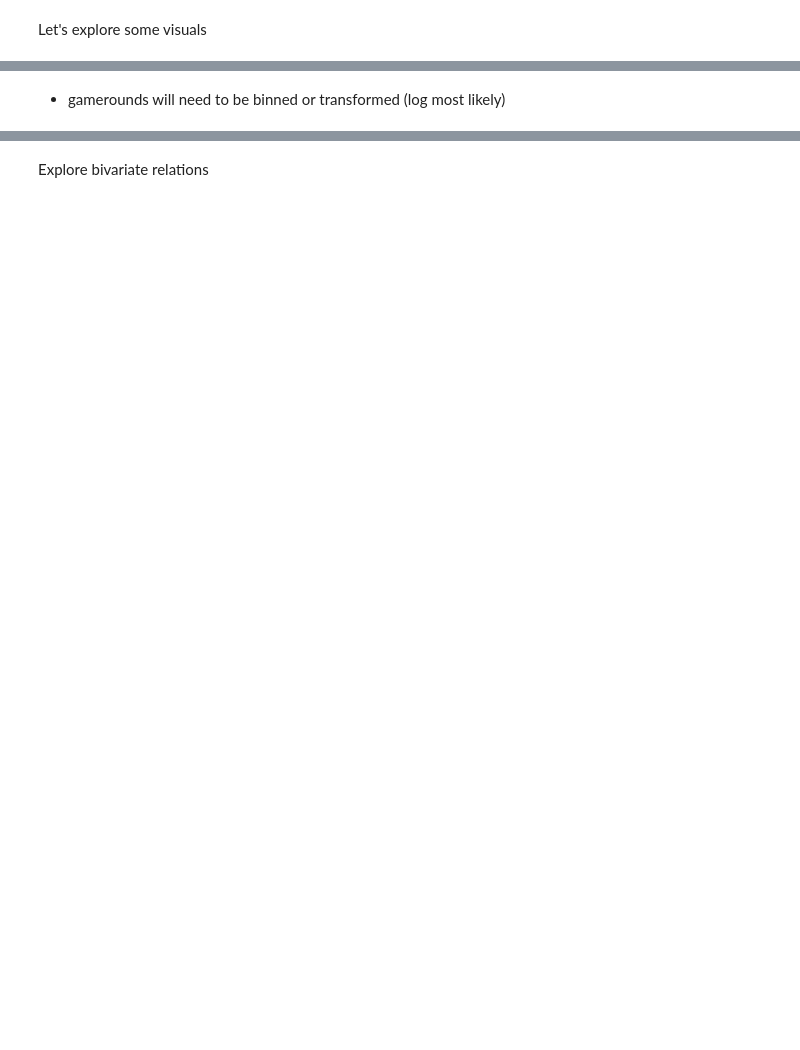
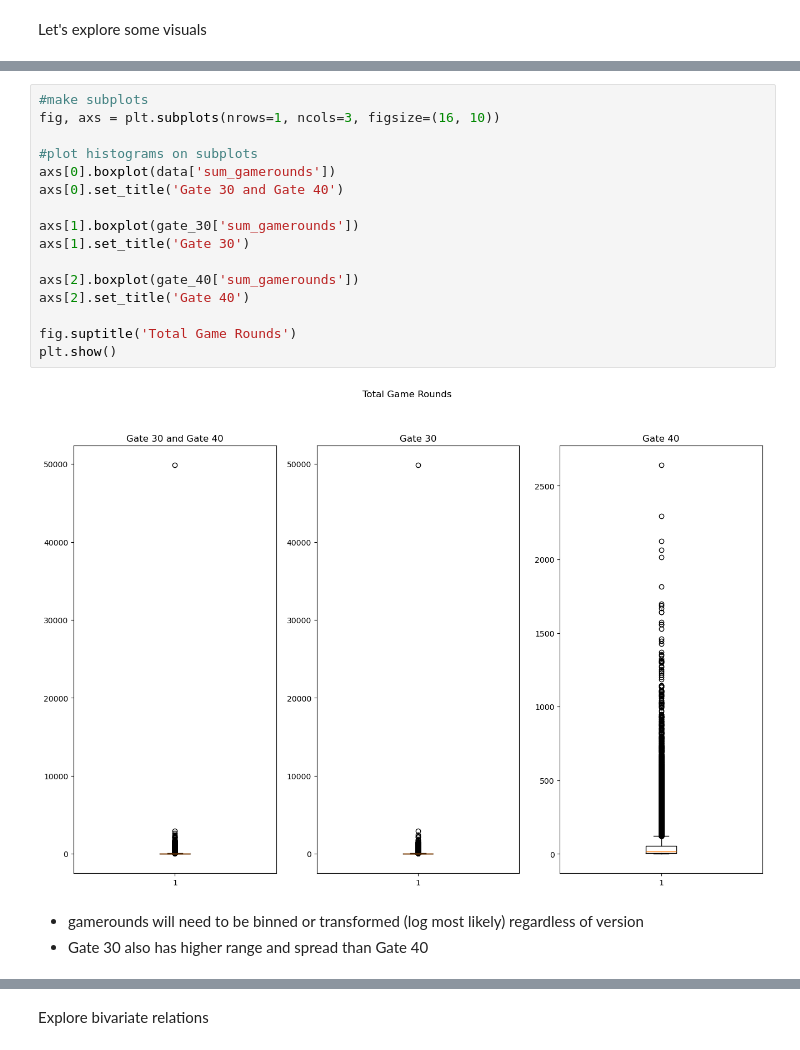
Before and after one commit to SBangarh/AB_cookie_cats, a Jupyter notebook: notebooks/EDA.ipynb, the cells around one changed output, grey strips where cells are left out. Drawn from its saved outputs; the diff is of its cells as text; blank space fills up the shorter version.

```diff
--- a/notebooks/EDA.ipynb
+++ b/notebooks/EDA.ipynb
@@ -119,2 +155,21 @@ plt.show()
+# %%
+#make subplots
+fig, axs = plt.subplots(nrows=1, ncols=3, figsize=(16, 10))
+
+#plot histograms on subplots
+axs[0].boxplot(data['sum_gamerounds'])
+axs[0].set_title('Gate 30 and Gate 40')
+
+axs[1].boxplot(gate_30['sum_gamerounds'])
+axs[1].set_title('Gate 30')
+
+axs[2].boxplot(gate_40['sum_gamerounds'])
+axs[2].set_title('Gate 40')
+
+fig.suptitle('Total Game Rounds')
+plt.show()
+# %% [output]
+[figure, added]
 # %% [markdown]
-- gamerounds will need to be binned or transformed (log most likely)
+- gamerounds will need to be binned or transformed (log most likely) regardless of version
+- Gate 30 also has higher range and spread than Gate 40
```
Also changed, not shown: parts of 41 cells of this notebook, 1 other file.
